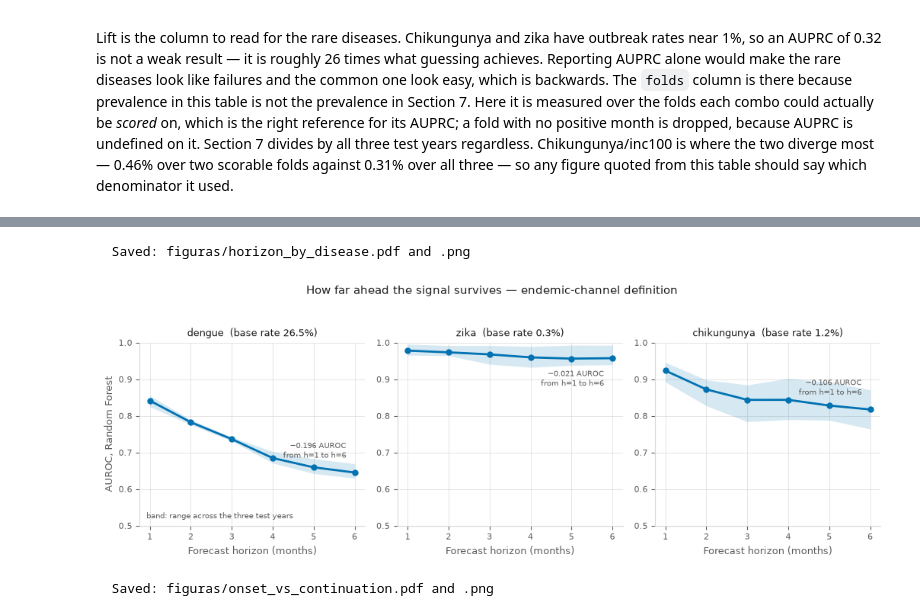
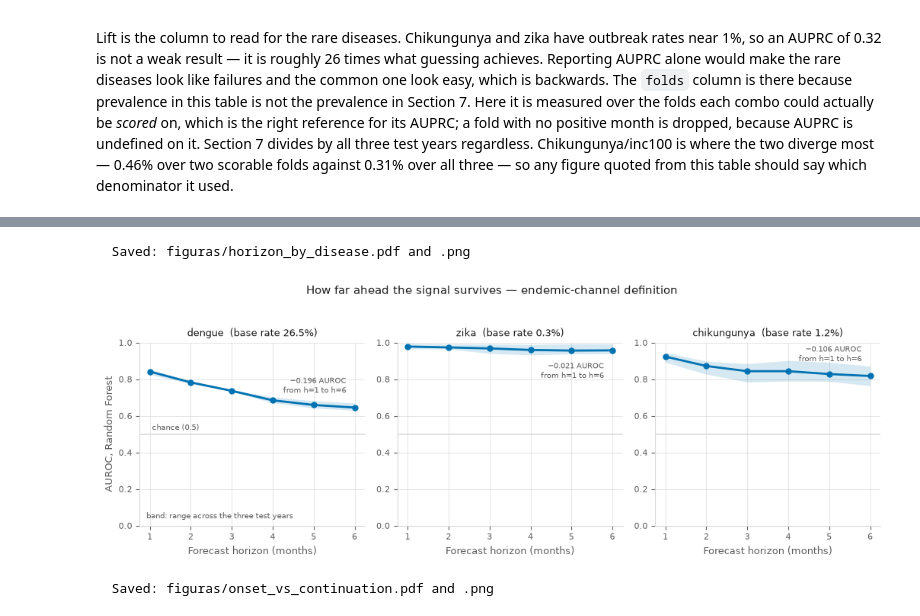
Before and after one commit to LVinaud/arboviral-outbreak-onset, a Jupyter notebook: notebooks/04_results.ipynb, the cells around one changed output, grey strips where cells are left out. Drawn from its saved outputs; the diff is of its cells as text; code cells hidden in the pictures.

```diff
--- a/notebooks/04_results.ipynb
+++ b/notebooks/04_results.ipynb
@@ -983,11 +983,18 @@ if stability:
                 continue
             ax.plot(TEST_YEARS, tbl.loc[label, TEST_YEARS].values,
                     marker="o", markersize=5, **model_line_kwargs(model))
+        # Full 0-1 axis, like every other panel in this notebook, with the
+        # chance level drawn: an AUROC of 0.5 is what a coin flip scores, so a
+        # curve's distance above that line is the whole of what it is worth.
+        ax.axhline(0.5, color=GRID, linewidth=1.1, zorder=1)
         ax.set_xticks(TEST_YEARS)
+        ax.set_ylim(0, 1.0)
         ax.set_title(f"dengue, {definition}", fontsize=10, color=INK)
         style_axes(ax, xlabel="Test year")
         ax.set_xlim(TEST_YEARS[0] - 0.12, TEST_YEARS[-1] + 0.12)
     style_axes(axes[0], ylabel="AUROC")
+    axes[0].annotate("chance (0.5)", (TEST_YEARS[0] - 0.08, 0.5), xytext=(0, 4),
+                     textcoords="offset points", fontsize=7.5, color=MUTED)
 
     # Six series is past the point where direct labels stay legible — the tree
     # models sit within 0.01 of each other and their labels collide. One shared
@@ -1539,36 +1546,42 @@ present = [d for d in DISEASES if d in set(decay["disease"])]
 if present:
     fig, axes = plt.subplots(1, len(present), figsize=(3.5 * len(present), 3.6))
     axes = np.atleast_1d(axes)
     for ax, disease in zip(axes, present):
         sub = decay[decay["disease"] == disease].sort_values("h")
         ax.fill_between(sub["h"], sub["rf_auroc_min"], sub["rf_auroc_max"],
                         color=MODEL_COLORS["rf"], alpha=0.16, lw=0)
         ax.plot(sub["h"], sub["rf_auroc"], marker="o", markersize=5,
                 **model_line_kwargs("rf"))
         drop = sub["rf_auroc"].iloc[0] - sub["rf_auroc"].iloc[-1]
         # A flat, high curve leaves no room above it: drop the note below instead
         # of letting it run into the panel title.
-        high = sub["rf_auroc"].iloc[-1] > 0.88
+        high = sub["rf_auroc"].iloc[-1] > 0.93
         ax.annotate(f"−{drop:.3f} AUROC\nfrom h=1 to h=6",
                     (sub["h"].iloc[-1], sub["rf_auroc"].iloc[-1]),
                     xytext=(-8, -26 if high else 14), textcoords="offset points",
                     fontsize=7.5, color=MUTED, ha="right")
         ax.set_title(f"{disease}  (base rate {sub['prevalence_%'].iloc[0]:.1f}%)",
                      fontsize=9.5, color=INK)
+        # Full 0-1 axis, like every other panel in this notebook, with the
+        # chance level drawn: an AUROC of 0.5 is what a coin flip scores, so a
+        # curve's distance above that line is the whole of what it is worth.
+        ax.axhline(0.5, color=GRID, linewidth=1.1, zorder=1)
         ax.set_xticks(range(1, 7))
-        ax.set_ylim(0.5, 1.0)
+        ax.set_ylim(0, 1.0)
         style_axes(ax, xlabel="Forecast horizon (months)")
     style_axes(axes[0], ylabel="AUROC, Random Forest")
+    axes[0].annotate("chance (0.5)", (1, 0.5), xytext=(2, 4),
+                     textcoords="offset points", fontsize=7.5, color=MUTED)
     axes[0].annotate("band: range across the three test years", (0.03, 0.04),
                      xycoords="axes fraction", fontsize=7.5, color=MUTED)
     fig.suptitle("How far ahead the signal survives — endemic-channel definition",
                  fontsize=11, color=INK, y=1.03)
     fig.tight_layout()
     save_fig(fig, "horizon_by_disease")
     plt.show()
 # %% [output]
   Saved: figuras/horizon_by_disease.pdf and .png
-[figure, old version]
+[figure, new version]
 # %%
 # The onset/continuation split, as a figure: the paper's central claim.
 if onset_table is not None:
```
Also changed, not shown: parts of 13 cells of this notebook, 24 other files.
